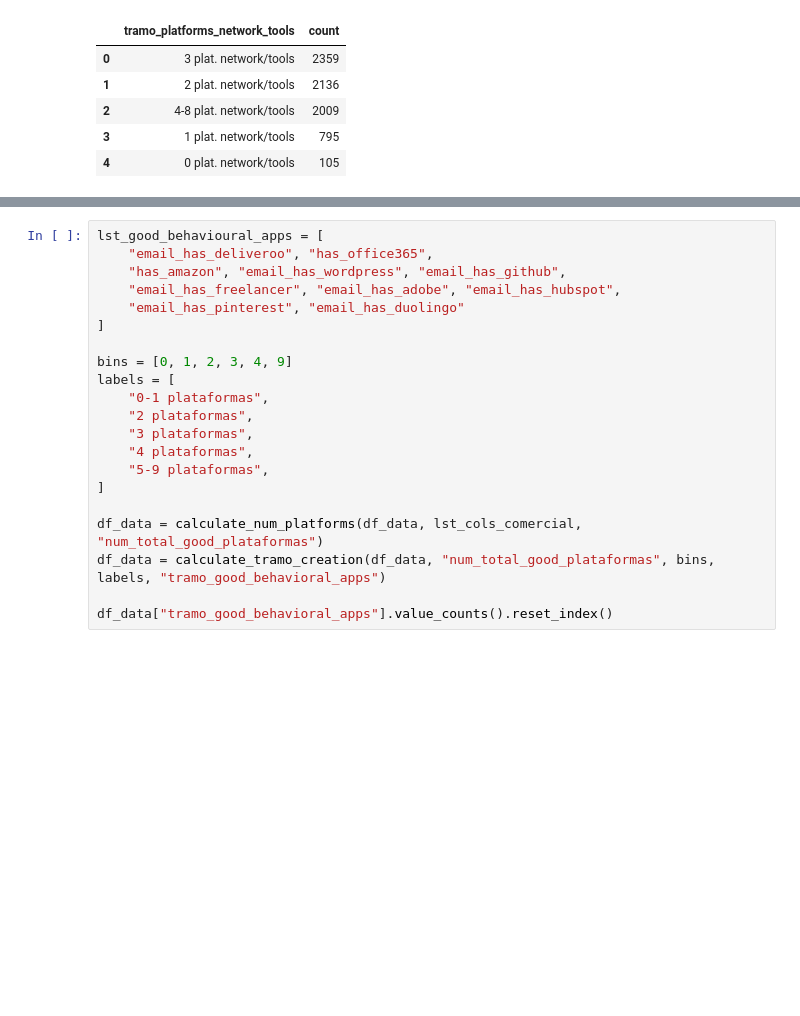
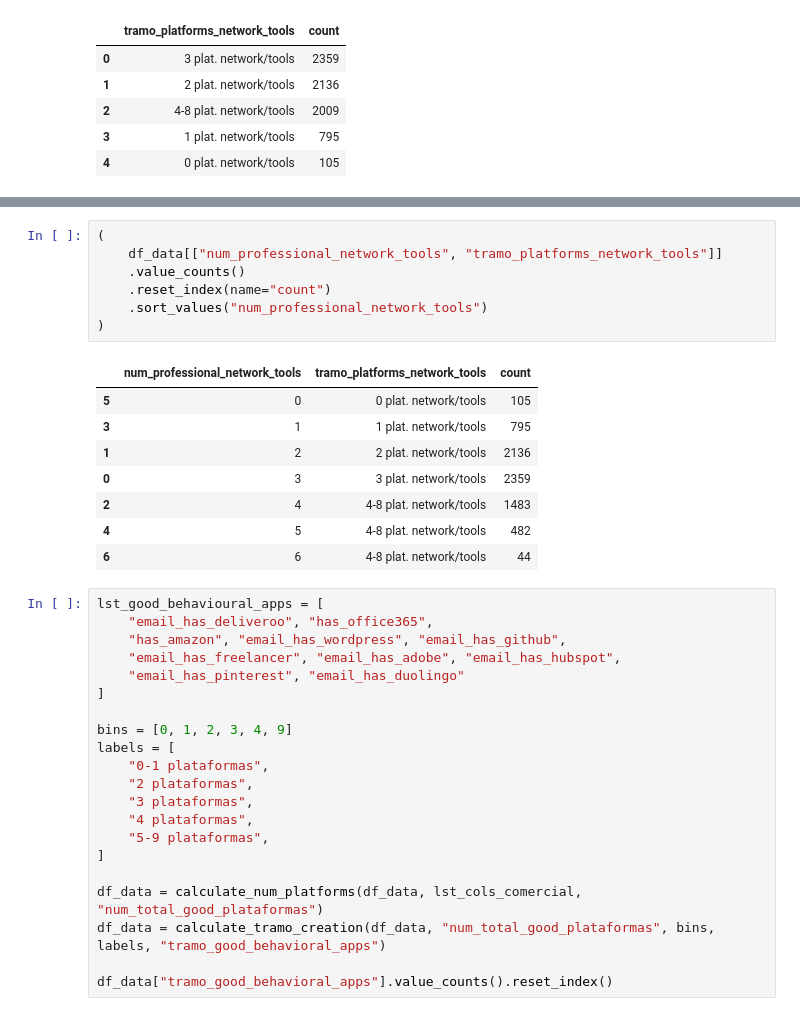
Before and after one commit to cgomez-QB/Fraud-Model, a Jupyter notebook: src/first_exploration/exploratory_data_analysis.ipynb, the cells around one changed output, grey strips where cells are left out. Saved outputs shown, nothing was run; the diff lists cells and outputs as text; blank space fills up the shorter version.

```diff
--- a/src/first_exploration/exploratory_data_analysis.ipynb
+++ b/src/first_exploration/exploratory_data_analysis.ipynb
@@ -885,3 +891,19 @@ df_data["tramo_platforms_network_tools"].value_counts().reset_index()
+# %%
+(
+    df_data[["num_professional_network_tools", "tramo_platforms_network_tools"]]
+    .value_counts()
+    .reset_index(name="count")
+    .sort_values("num_professional_network_tools")
+)
+# %% [output]
+|  | num_professional_network_tools | tramo_platforms_network_tools | count |
+| 5 | 0 | 0 plat. network/tools | 105 |
+| 3 | 1 | 1 plat. network/tools | 795 |
+| 1 | 2 | 2 plat. network/tools | 2136 |
+| 0 | 3 | 3 plat. network/tools | 2359 |
+| 2 | 4 | 4-8 plat. network/tools | 1483 |
+| 4 | 5 | 4-8 plat. network/tools | 482 |
+| 6 | 6 | 4-8 plat. network/tools | 44 |
 # %%
 lst_good_behavioural_apps = [
     "email_has_deliveroo", "has_office365",
```
Also changed, not shown: parts of 16 cells of this notebook, 5 other files.
